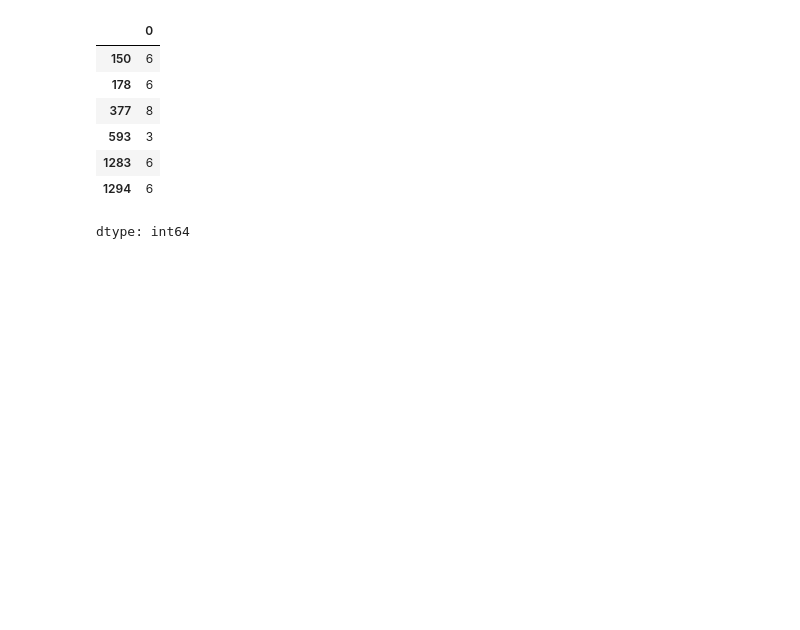
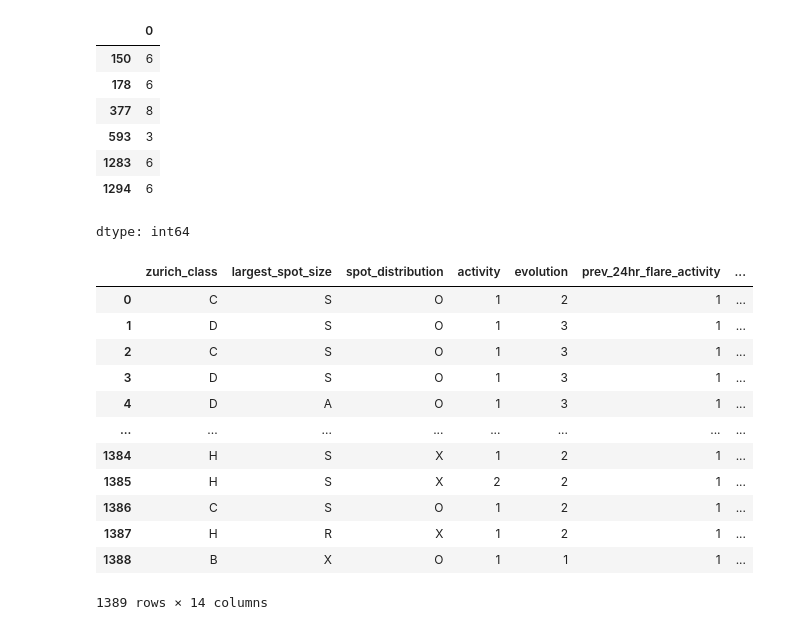
Before and after one commit to nollamae7-spec/DSRSP-Solar-Flares, a Jupyter notebook: DSHRP_Solar_Flares.ipynb, the cells around one changed output. Drawn from its saved outputs; the diff is of its cells as text; code cells hidden in the pictures; blank space fills up the shorter version.

Commit message:
Created a new df with a column with total flares

```diff
--- a/DSHRP_Solar_Flares.ipynb
+++ b/DSHRP_Solar_Flares.ipynb
@@ -413,3 +413,21 @@ total_flares = df["c_class_flares"] + df["m_class_flares"] + df["x_class_flares"
 | 1283 | 6 |
 | 1294 | 6 |
 dtype: int64
+# %%
+df_and_total_flares = df
+df_and_total_flares['total_flares'] = total_flares
+df_and_total_flares
+# %% [output]
+|  | zurich_class | largest_spot_size | spot_distribution | activity | evolution | prev_24hr_flare_activity | ... |
+| 0 | C | S | O | 1 | 2 | 1 | ... |
+| 1 | D | S | O | 1 | 3 | 1 | ... |
+| 2 | C | S | O | 1 | 3 | 1 | ... |
+| 3 | D | S | O | 1 | 3 | 1 | ... |
+| 4 | D | A | O | 1 | 3 | 1 | ... |
+| ... | ... | ... | ... | ... | ... | ... | ... |
+| 1384 | H | S | X | 1 | 2 | 1 | ... |
+| 1385 | H | S | X | 2 | 2 | 1 | ... |
+| 1386 | C | S | O | 1 | 2 | 1 | ... |
+| 1387 | H | R | X | 1 | 2 | 1 | ... |
+| 1388 | B | X | O | 1 | 1 | 1 | ... |
+1389 rows × 14 columns
```
Also changed, not shown: parts of 1 cell of this notebook.
